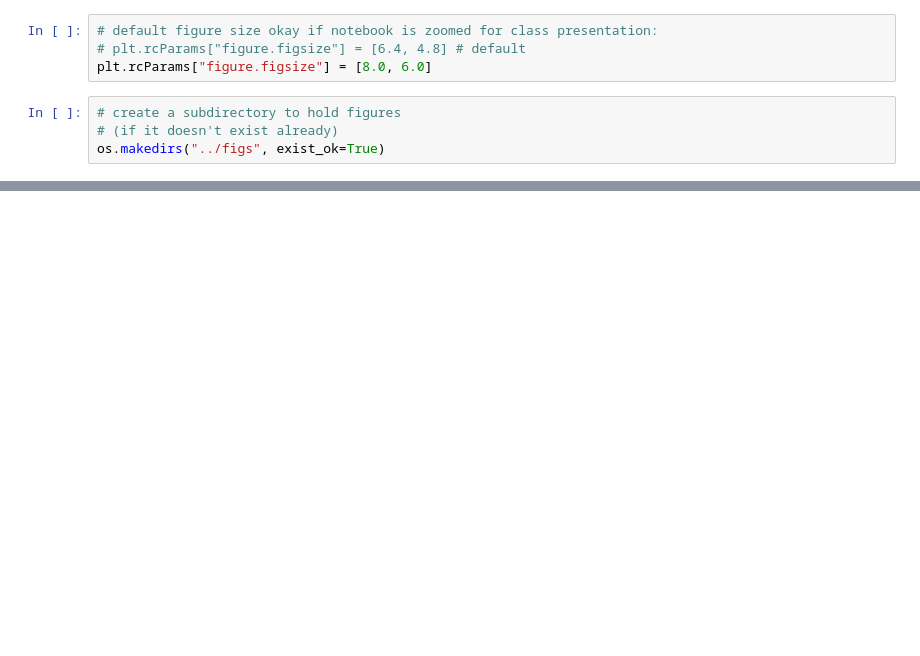
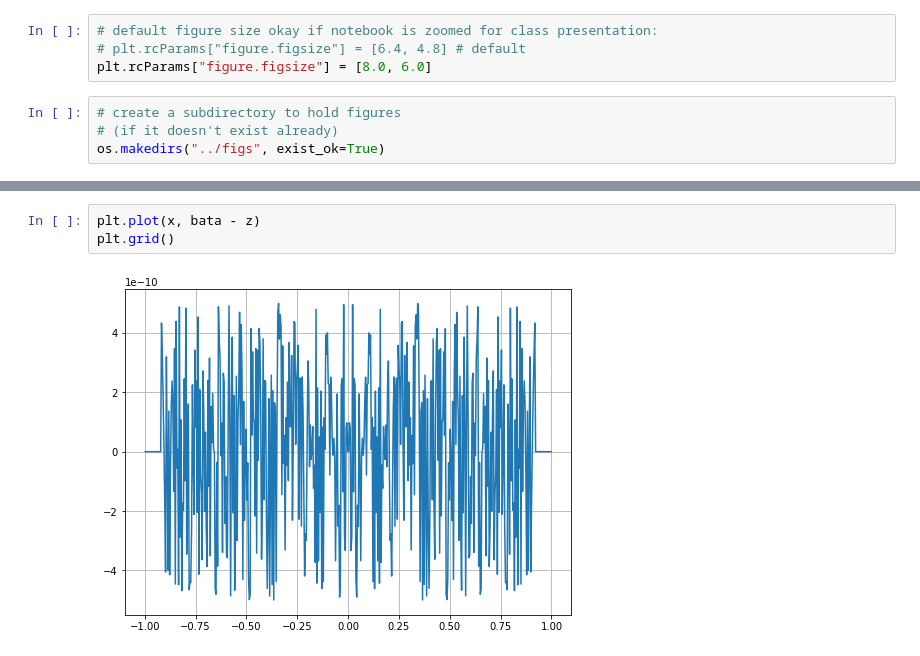
Before and after one commit to sirpipat/tsunami-modelling, a Jupyter notebook: src/NewGround.ipynb, the cells around one changed output, grey strips where cells are left out. Drawn from its saved outputs; the diff is of its cells as text; blank space fills up the shorter version.

```diff
--- a/src/NewGround.ipynb
+++ b/src/NewGround.ipynb
@@ -540,0 +121,5 @@ ocean.simulate(CFL, MAX_STEPS, times, output_directory)
+# %%
+plt.plot(x, bata - z)
+plt.grid()
+# %% [output]
+[figure, added]
```
Also changed, not shown: parts of 108 cells of this notebook, 7 other files.
